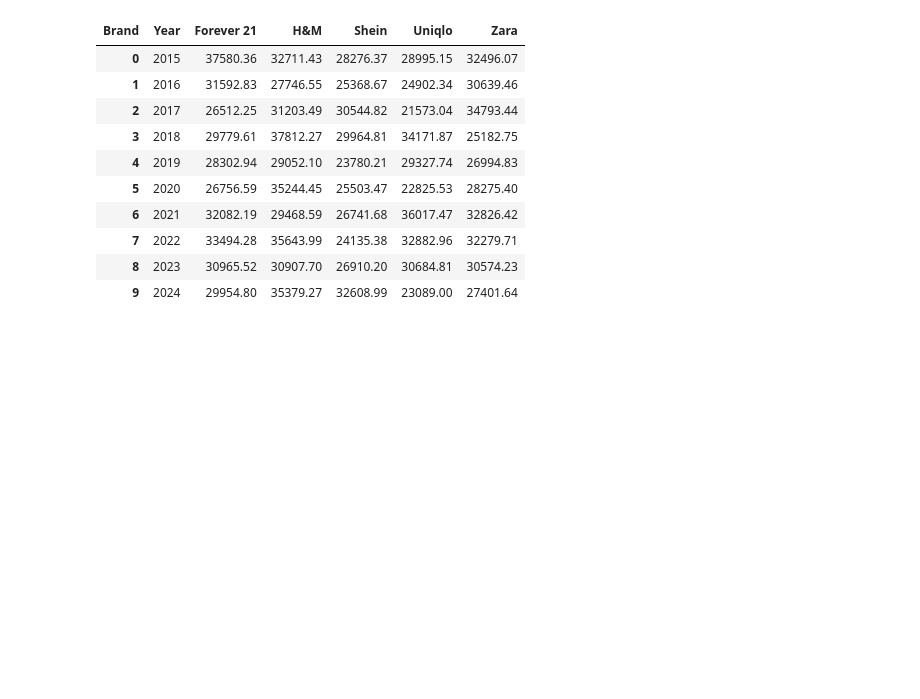
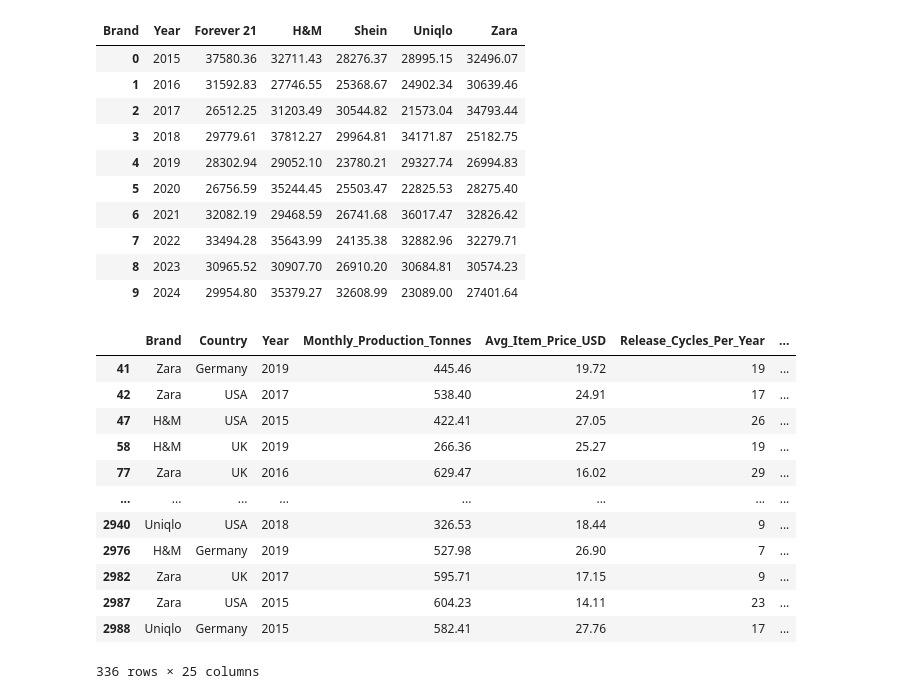
Before and after one commit to gbuvoli/sp7_s3_exercise, a Jupyter notebook: notebooks/EDA.ipynb, the cells around one changed output. Drawn from its saved outputs; the diff is of its cells as text; code cells hidden in the pictures; blank space fills up the shorter version.

```diff
--- a/notebook.ipynb
+++ b/notebooks/EDA.ipynb
@@ -61,3 +61,30 @@ pivot
 fig_prod = px.line(pivot, x="Year", y=["Forever 21", "H&M", "Zara", "Uniqlo","Shein"],
                    title="Producción mensual por marca a lo largo del tiempo")
 fig_prod
+# %%
+selected_countries = ['USA', 'UK', 'Germany']
+selected_brands = ['H&M', 'Zara', 'Uniqlo']
+selected_years = [2010, 2020]
+
+# Filter the DataFrame based on selected countries, brands, and years
+
+filtered_df = df[
+    (df['Country'].isin(selected_countries)) &
+    (df['Brand'].isin(selected_brands)) &
+    (df['Year'].between(selected_years[0], selected_years[1]))]
+
+filtered_df
+# %% [output]
+|  | Brand | Country | Year | Monthly_Production_Tonnes | Avg_Item_Price_USD | Release_Cycles_Per_Year | ... |
+| 41 | Zara | Germany | 2019 | 445.46 | 19.72 | 19 | ... |
+| 42 | Zara | USA | 2017 | 538.40 | 24.91 | 17 | ... |
+| 47 | H&M | USA | 2015 | 422.41 | 27.05 | 26 | ... |
+| 58 | H&M | UK | 2019 | 266.36 | 25.27 | 19 | ... |
+| 77 | Zara | UK | 2016 | 629.47 | 16.02 | 29 | ... |
+| ... | ... | ... | ... | ... | ... | ... | ... |
+| 2940 | Uniqlo | USA | 2018 | 326.53 | 18.44 | 9 | ... |
+| 2976 | H&M | Germany | 2019 | 527.98 | 26.90 | 7 | ... |
+| 2982 | Zara | UK | 2017 | 595.71 | 17.15 | 9 | ... |
+| 2987 | Zara | USA | 2015 | 604.23 | 14.11 | 23 | ... |
+| 2988 | Uniqlo | Germany | 2015 | 582.41 | 27.76 | 17 | ... |
+336 rows × 25 columns
```
